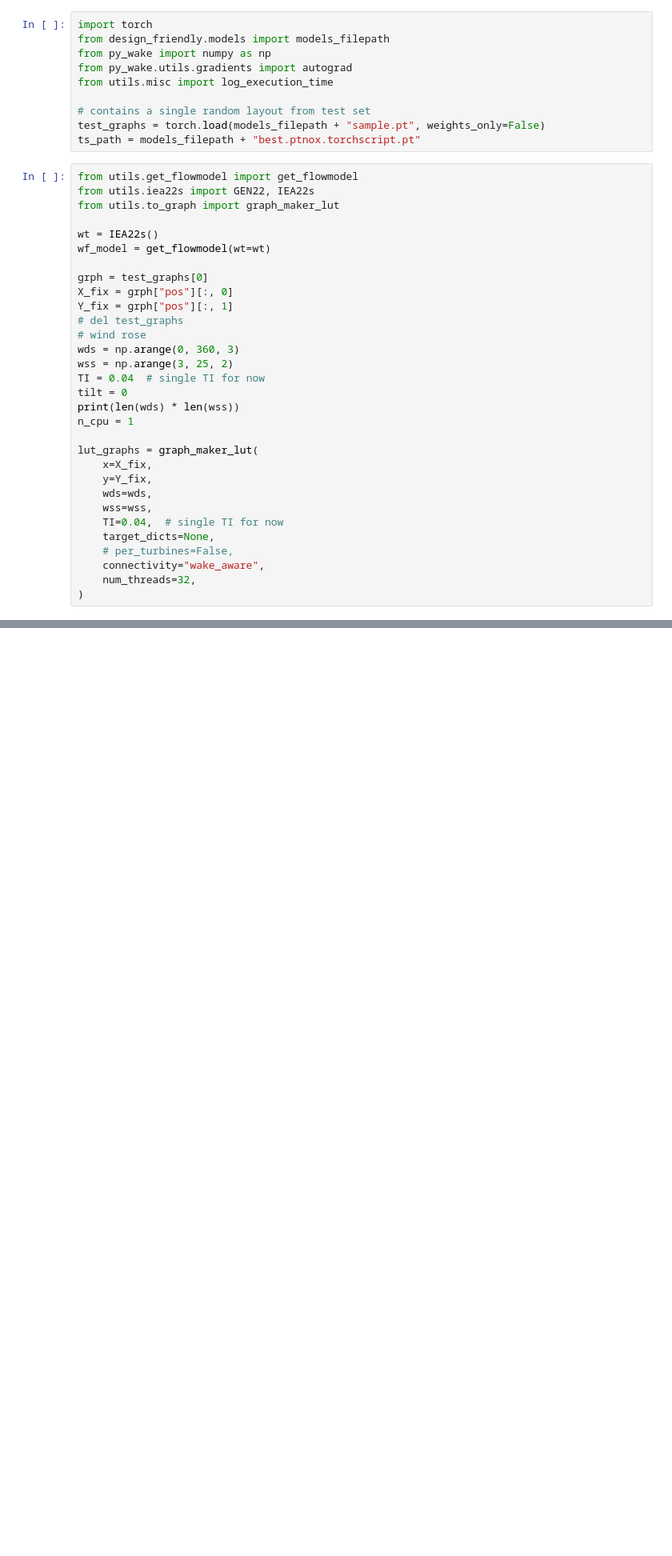
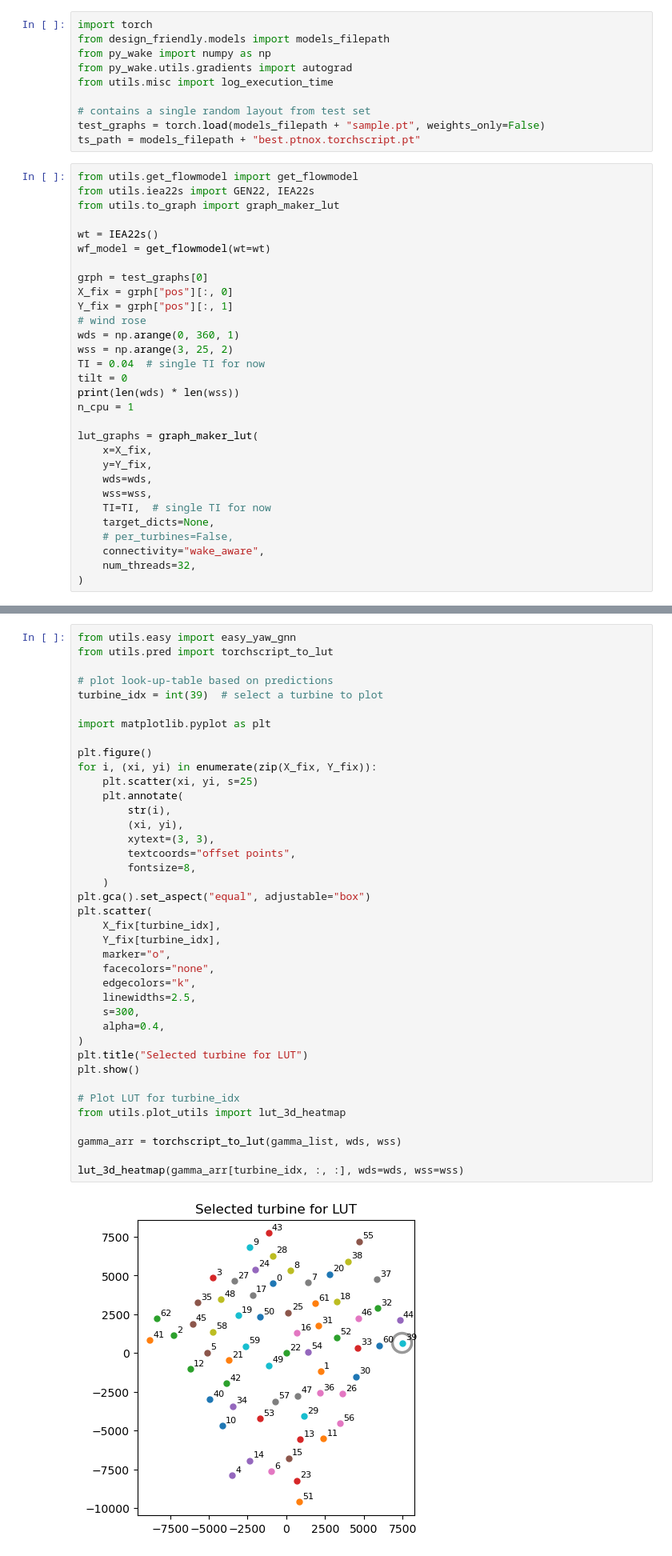
Before and after one commit to DTUWindEnergy/Design-Friendly-Control, a Jupyter notebook: design_friendly/grads.ipynb, the cells around one changed output, grey strips where cells are left out. Shown at 80% size. Drawn from its saved outputs; the diff is of its cells as text; blank space fills up the shorter version.

```diff
--- a/design_friendly/grads.ipynb
+++ b/design_friendly/grads.ipynb
@@ -22,9 +22,8 @@ wf_model = get_flowmodel(wt=wt)
 grph = test_graphs[0]
 X_fix = grph["pos"][:, 0]
 Y_fix = grph["pos"][:, 1]
-# del test_graphs
 # wind rose
-wds = np.arange(0, 360, 3)
+wds = np.arange(0, 360, 1)
 wss = np.arange(3, 25, 2)
 TI = 0.04  # single TI for now
 tilt = 0
@@ -36,7 +35,7 @@ lut_graphs = graph_maker_lut(
     y=Y_fix,
     wds=wds,
     wss=wss,
-    TI=0.04,  # single TI for now
+    TI=TI,  # single TI for now
     target_dicts=None,
     # per_turbines=False,
     connectivity="wake_aware",
@@ -116,0 +125,41 @@ dP_dxy, gamma = gradP_torchscript_vjp_xy_inflowgrid_prepared(
+# %%
+from utils.easy import easy_yaw_gnn
+from utils.pred import torchscript_to_lut
+
+# plot look-up-table based on predictions
+turbine_idx = int(39)  # select a turbine to plot
+
+import matplotlib.pyplot as plt
+
+plt.figure()
+for i, (xi, yi) in enumerate(zip(X_fix, Y_fix)):
+    plt.scatter(xi, yi, s=25)
+    plt.annotate(
+        str(i),
+        (xi, yi),
+        xytext=(3, 3),
+        textcoords="offset points",
+        fontsize=8,
+    )
+plt.gca().set_aspect("equal", adjustable="box")
+plt.scatter(
+    X_fix[turbine_idx],
+    Y_fix[turbine_idx],
+    marker="o",
+    facecolors="none",
+    edgecolors="k",
+    linewidths=2.5,
+    s=300,
+    alpha=0.4,
+)
+plt.title("Selected turbine for LUT")
+plt.show()
+
+# Plot LUT for turbine_idx
+from utils.plot_utils import lut_3d_heatmap
+
+gamma_arr = torchscript_to_lut(gamma_list, wds, wss)
+
+lut_3d_heatmap(gamma_arr[turbine_idx, :, :], wds=wds, wss=wss)
+# %% [output]
+[figure, added]
```
Also changed, not shown: parts of 13 cells of this notebook, 11 other files.
